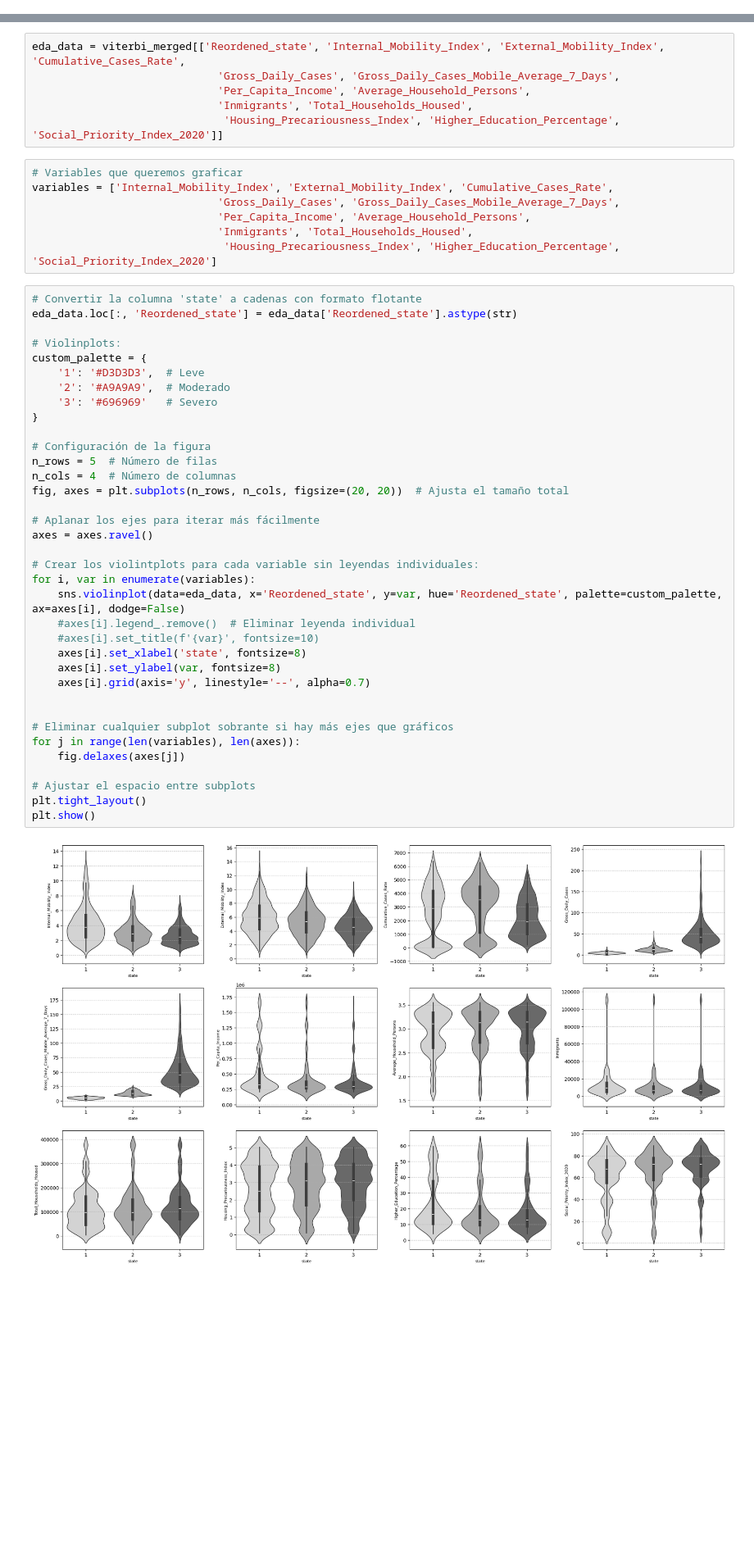
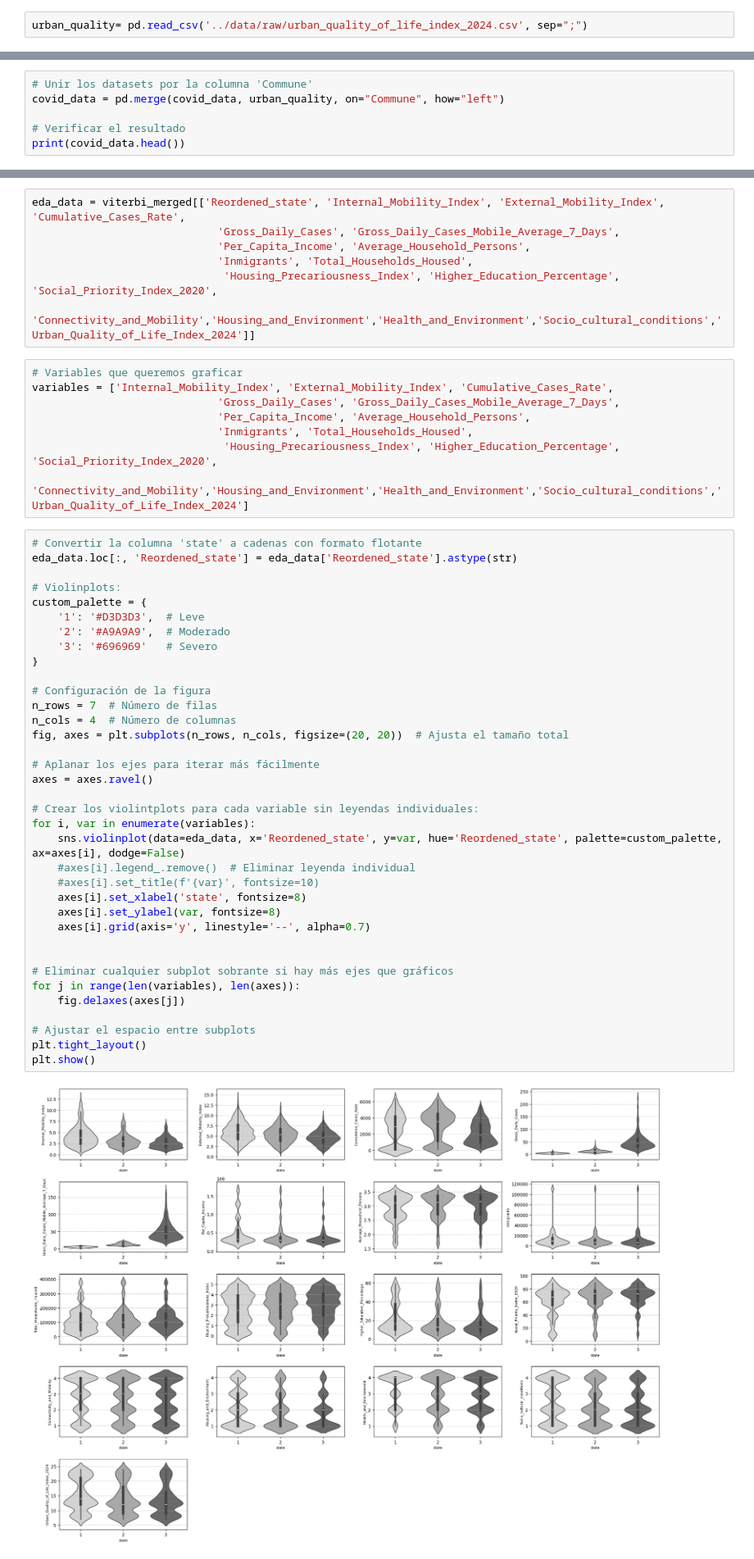
Before and after one commit to lugerlakes/covid-nhmm, a Jupyter notebook: notebooks/nHMM.ipynb, the cells around one changed output, grey strips where cells are left out. Shown at 82% size. Drawn from its saved outputs; the diff is of its cells as text; blank space fills up the shorter version.

Commit message:
plots with colors

```diff
--- a/notebooks/nHMM.ipynb
+++ b/notebooks/nHMM.ipynb
@@ -106,3 +115,5 @@ Index(['Internal_Mobility_Index', 'External_Mobility_Index',
 - **'Quarantine_End_Date'**: Date of end of quarantine.
 - **'Gross_Daily_Cases'**: Number of gross daily cases.
 - **'Gross_Daily_Cases_Mobile_Average_7_Days'**: Number of gross daily cases with 7-day moving average.
+# %%
+urban_quality= pd.read_csv('../data/raw/urban_quality_of_life_index_2024.csv', sep=";")
@@ -108,0 +127,6 @@ Index(['Internal_Mobility_Index', 'External_Mobility_Index',
+# %%
+# Unir los datasets por la columna 'Commune'
+covid_data = pd.merge(covid_data, urban_quality, on="Commune", how="left")
+
+# Verificar el resultado
+print(covid_data.head())
@@ -563,14 +722,16 @@ eda_data = viterbi_merged[['Reordened_state', 'Internal_Mobility_Index', 'Extern
                              'Gross_Daily_Cases', 'Gross_Daily_Cases_Mobile_Average_7_Days',
                              'Per_Capita_Income', 'Average_Household_Persons',
                              'Inmigrants', 'Total_Households_Housed',
-                              'Housing_Precariousness_Index', 'Higher_Education_Percentage', 'Social_Priority_Index_2020']]
+                              'Housing_Precariousness_Index', 'Higher_Education_Percentage', 'Social_Priority_Index_2020',
+                              'Connectivity_and_Mobility','Housing_and_Environment','Health_and_Environment','Socio_cultural_conditions','Urban_Quality_of_Life_Index_2024']]
 # %%
 # Variables que queremos graficar
 variables = ['Internal_Mobility_Index', 'External_Mobility_Index', 'Cumulative_Cases_Rate',
                              'Gross_Daily_Cases', 'Gross_Daily_Cases_Mobile_Average_7_Days',
                              'Per_Capita_Income', 'Average_Household_Persons',
                              'Inmigrants', 'Total_Households_Housed',
-                              'Housing_Precariousness_Index', 'Higher_Education_Percentage', 'Social_Priority_Index_2020']
+                              'Housing_Precariousness_Index', 'Higher_Education_Percentage', 'Social_Priority_Index_2020',
+                              'Connectivity_and_Mobility','Housing_and_Environment','Health_and_Environment','Socio_cultural_conditions','Urban_Quality_of_Life_Index_2024']
 # %%
 # Convertir la columna 'state' a cadenas con formato flotante
 eda_data.loc[:, 'Reordened_state'] = eda_data['Reordened_state'].astype(str)
@@ -580,35 +741,35 @@ custom_palette = {
     '1': '#D3D3D3',  # Leve
     '2': '#A9A9A9',  # Moderado
     '3': '#696969'   # Severo
 }
 
 # Configuración de la figura
-n_rows = 5  # Número de filas
+n_rows = 7  # Número de filas
 n_cols = 4  # Número de columnas
 fig, axes = plt.subplots(n_rows, n_cols, figsize=(20, 20))  # Ajusta el tamaño total
 
 # Aplanar los ejes para iterar más fácilmente
 axes = axes.ravel()
 
 # Crear los violintplots para cada variable sin leyendas individuales:
 for i, var in enumerate(variables):
     sns.violinplot(data=eda_data, x='Reordened_state', y=var, hue='Reordened_state', palette=custom_palette, ax=axes[i], dodge=False)
     #axes[i].legend_.remove()  # Eliminar leyenda individual
     #axes[i].set_title(f'{var}', fontsize=10)
     axes[i].set_xlabel('state', fontsize=8)
     axes[i].set_ylabel(var, fontsize=8)
     axes[i].grid(axis='y', linestyle='--', alpha=0.7)
 
 
 # Eliminar cualquier subplot sobrante si hay más ejes que gráficos
 for j in range(len(variables), len(axes)):
     fig.delaxes(axes[j])
 
 # Ajustar el espacio entre subplots
 plt.tight_layout()
 plt.show()
 # %% [output]
-[figure, old version]
+[figure, new version]
 # %% [markdown]
 #### Number of days per state for each commune
 # %%
```
Also changed, not shown: parts of 20 cells of this notebook.
